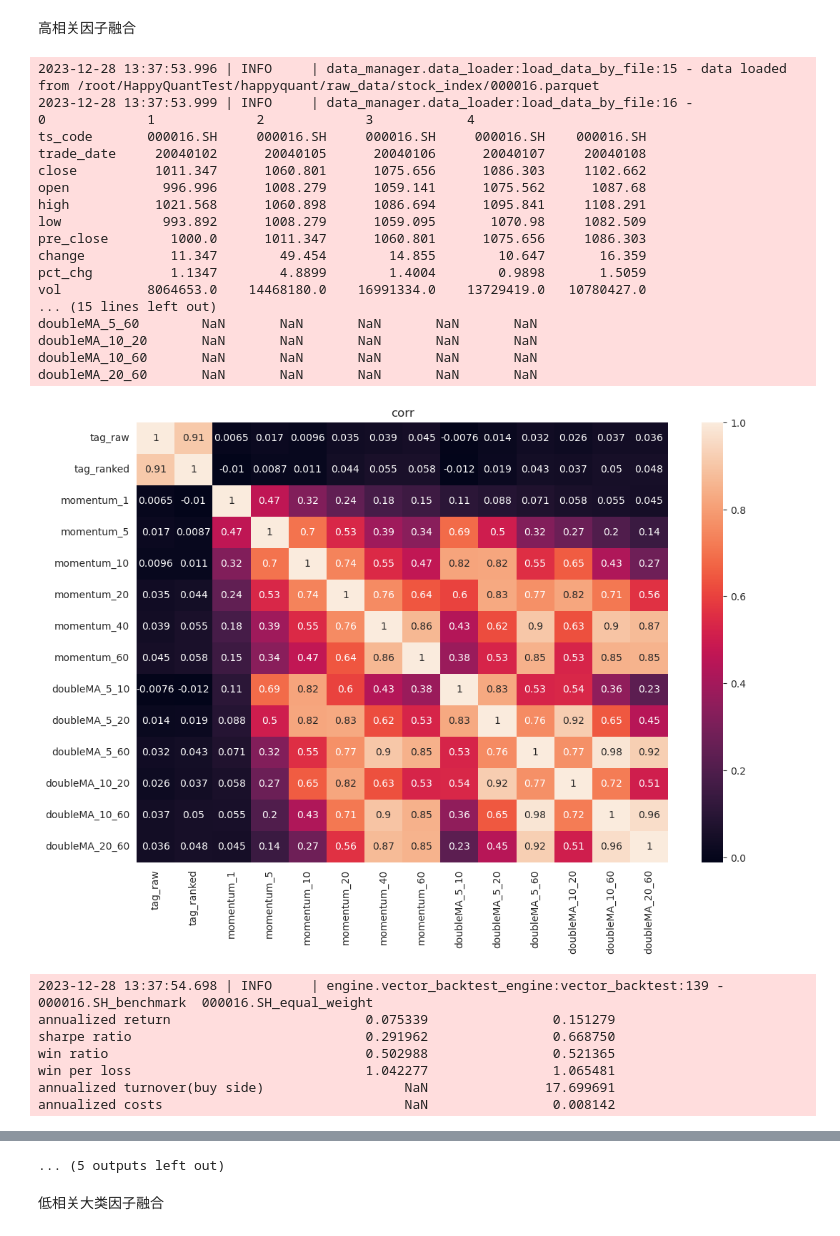
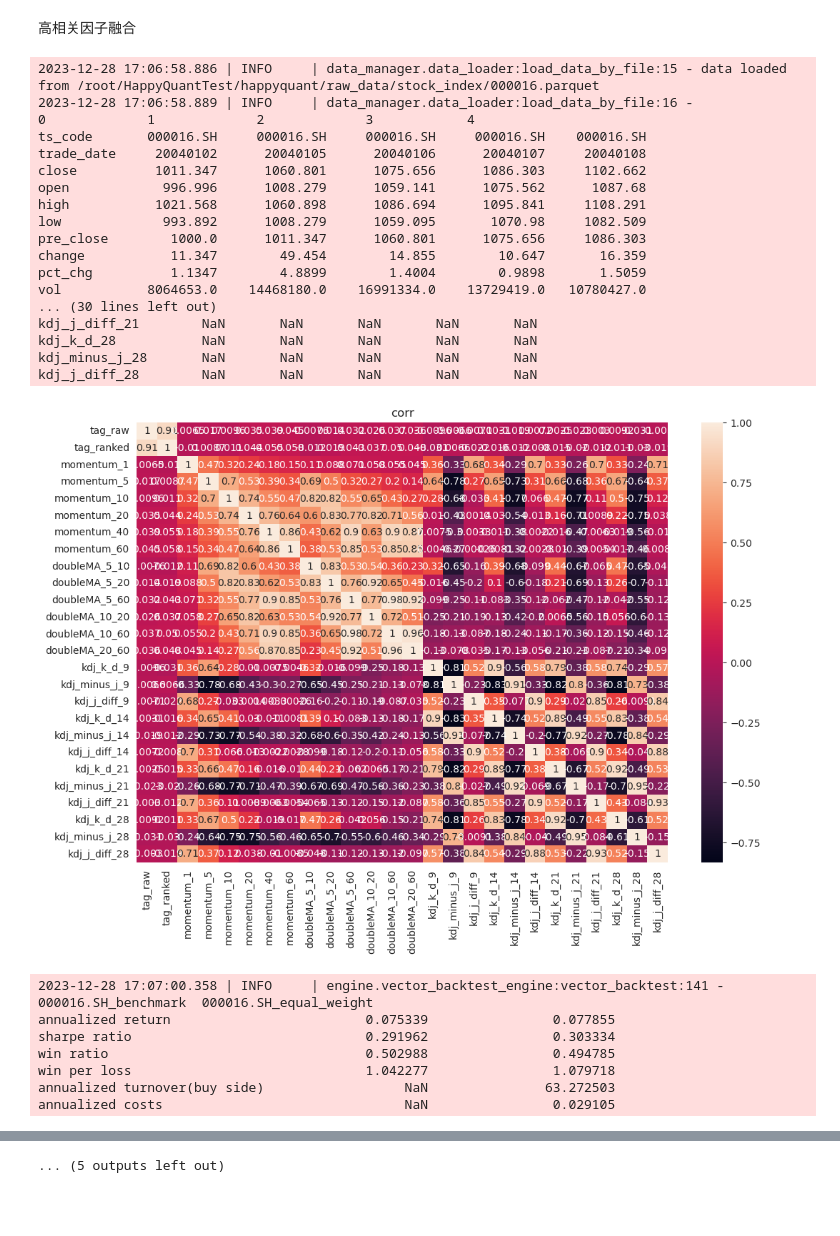
Before and after one commit to hjzgithub/HappyQuantTest, a Jupyter notebook: happyquant/test.ipynb, the cells around one changed output, grey strips where cells are left out. Cells and saved outputs as stored; diff of their text form; code cells hidden in the pictures; blank space fills up the shorter version.

Commit message:
improve factor test framework

```diff
--- a/happyquant/test.ipynb
+++ b/happyquant/test.ipynb
@@ -13,8 +15,8 @@ def get_args_with_batch_id(batch_id):
     parser.add_argument("--back_window", type=int, default=60, help="Number of trading days for train data")
     parser.add_argument("--with_pca", type=bool, default=False, help="PCA in model training")
     parser.add_argument("--trade_type", type=str, default='long_short', help="long only or long short in signal evaluation")
-    parser.add_argument("--upper_bound", type=float, default=0.6, help="upper bound of signal to weight")
-    parser.add_argument("--lower_bound", type=float, default=0.4, help="lower bound of signal to weight")
+    parser.add_argument("--upper_bound", type=float, default=0.5, help="upper bound of signal to weight")
+    parser.add_argument("--lower_bound", type=float, default=0.5, help="lower bound of signal to weight")
     parser.add_argument("--target", type=str, default="tag_raw", help="tag_raw or tag_ranked in model prediction")
     args = parser.parse_args()
 
@@ -45,34 +47,34 @@ def get_args_with_batch_id(batch_id):
 # %% [markdown]
 高相关因子融合
 # %%
-factor_classes = [Momentum, DoubleMA]
+factor_classes = [Momentum, DoubleMA, KDJ]
 contracts = ['000016.SH', '000300.SH', '000905.SH', '000852.SH']
-args_list = [get_args_with_batch_id(batch_id) for batch_id in range(1, 2)]
+args_list = [get_args_with_batch_id(batch_id) for batch_id in [1]]
 dict_signal, dict_pnl = vector_backtest(factor_classes, contracts, args_list)
 get_portfolio_pnl(dict_pnl, contracts, chosen_model_id = 'equal_weight')
 # %% [output]
-2023-12-28 13:37:53.996 | INFO     | data_manager.data_loader:load_data_by_file:15 - data loaded from /root/HappyQuantTest/happyquant/raw_data/stock_index/000016.parquet
-2023-12-28 13:37:53.999 | INFO     | data_manager.data_loader:load_data_by_file:16 -                       0             1             2             3            4
+2023-12-28 17:06:58.886 | INFO     | data_manager.data_loader:load_data_by_file:15 - data loaded from /root/HappyQuantTest/happyquant/raw_data/stock_index/000016.parquet
+2023-12-28 17:06:58.889 | INFO     | data_manager.data_loader:load_data_by_file:16 -                       0             1             2             3            4
 ts_code       000016.SH     000016.SH     000016.SH     000016.SH    000016.SH
 trade_date     20040102      20040105      20040106      20040107     20040108
 close          1011.347      1060.801      1075.656      1086.303     1102.662
 open            996.996      1008.279      1059.141      1075.562      1087.68
 high           1021.568      1060.898      1086.694      1095.841     1108.291
 low             993.892      1008.279      1059.095       1070.98     1082.509
 pre_close        1000.0      1011.347      1060.801      1075.656     1086.303
 change           11.347        49.454        14.855        10.647       16.359
 pct_chg          1.1347        4.8899        1.4004        0.9898       1.5059
 vol           8064653.0    14468180.0    16991334.0    13729419.0   10780427.0
-... (15 lines left out)
-doubleMA_5_60        NaN       NaN       NaN       NaN       NaN
-doubleMA_10_20       NaN       NaN       NaN       NaN       NaN
-doubleMA_10_60       NaN       NaN       NaN       NaN       NaN
-doubleMA_20_60       NaN       NaN       NaN       NaN       NaN
+... (30 lines left out)
+kdj_j_diff_21        NaN       NaN       NaN       NaN       NaN
+kdj_k_d_28           NaN       NaN       NaN       NaN       NaN
+kdj_minus_j_28       NaN       NaN       NaN       NaN       NaN
+kdj_j_diff_28        NaN       NaN       NaN       NaN       NaN
-[figure, old version]
+[figure, new version]
-2023-12-28 13:37:54.698 | INFO     | engine.vector_backtest_engine:vector_backtest:139 -                                000016.SH_benchmark  000016.SH_equal_weight
-annualized return                         0.075339                0.151279
-sharpe ratio                              0.291962                0.668750
-win ratio                                 0.502988                0.521365
-win per loss                              1.042277                1.065481
-annualized turnover(buy side)                  NaN               17.699691
-annualized costs                               NaN                0.008142
+2023-12-28 17:07:00.358 | INFO     | engine.vector_backtest_engine:vector_backtest:141 -                                000016.SH_benchmark  000016.SH_equal_weight
+annualized return                         0.075339                0.077855
+sharpe ratio                              0.291962                0.303334
+win ratio                                 0.502988                0.494785
+win per loss                              1.042277                1.079718
+annualized turnover(buy side)                  NaN               63.272503
+annualized costs                               NaN                0.029105
@@ -132,3 +134 @@ annualized costs                               NaN                0.008043
 ... (5 outputs left out)
-# %% [markdown]
-低相关大类因子融合
```
Also changed, not shown: parts of 3 cells of this notebook, 8 other files.
